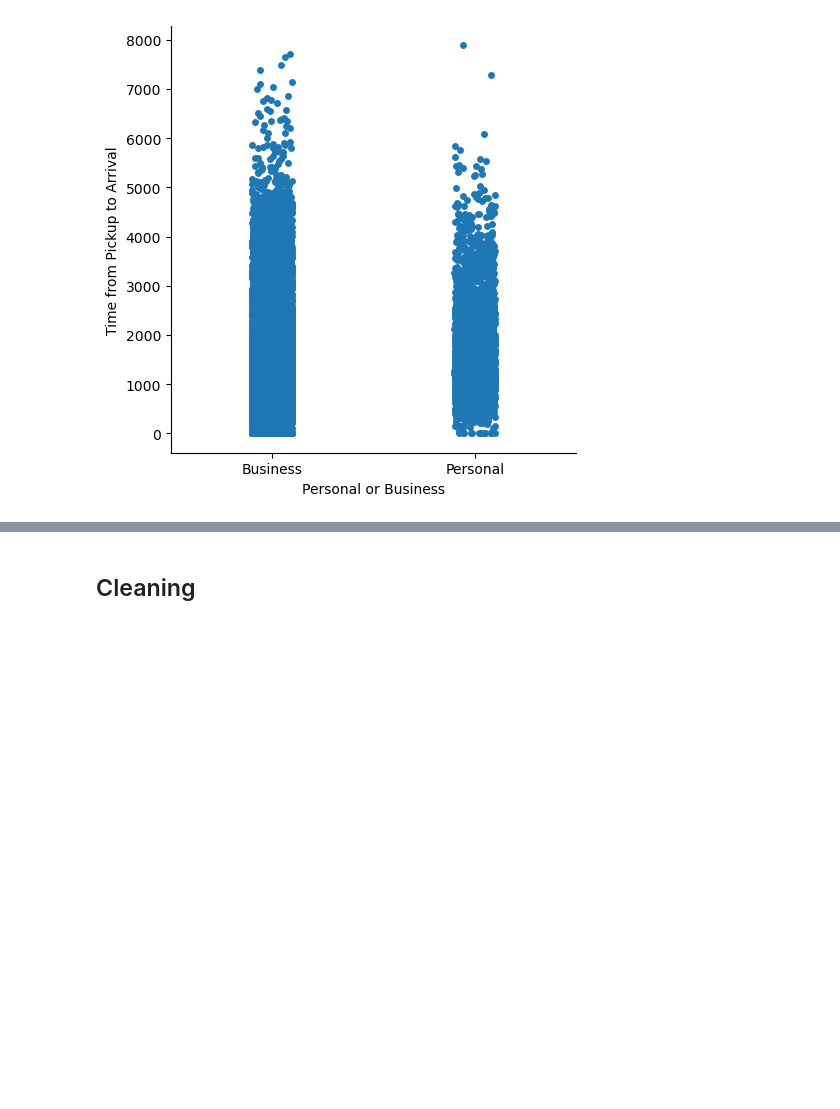
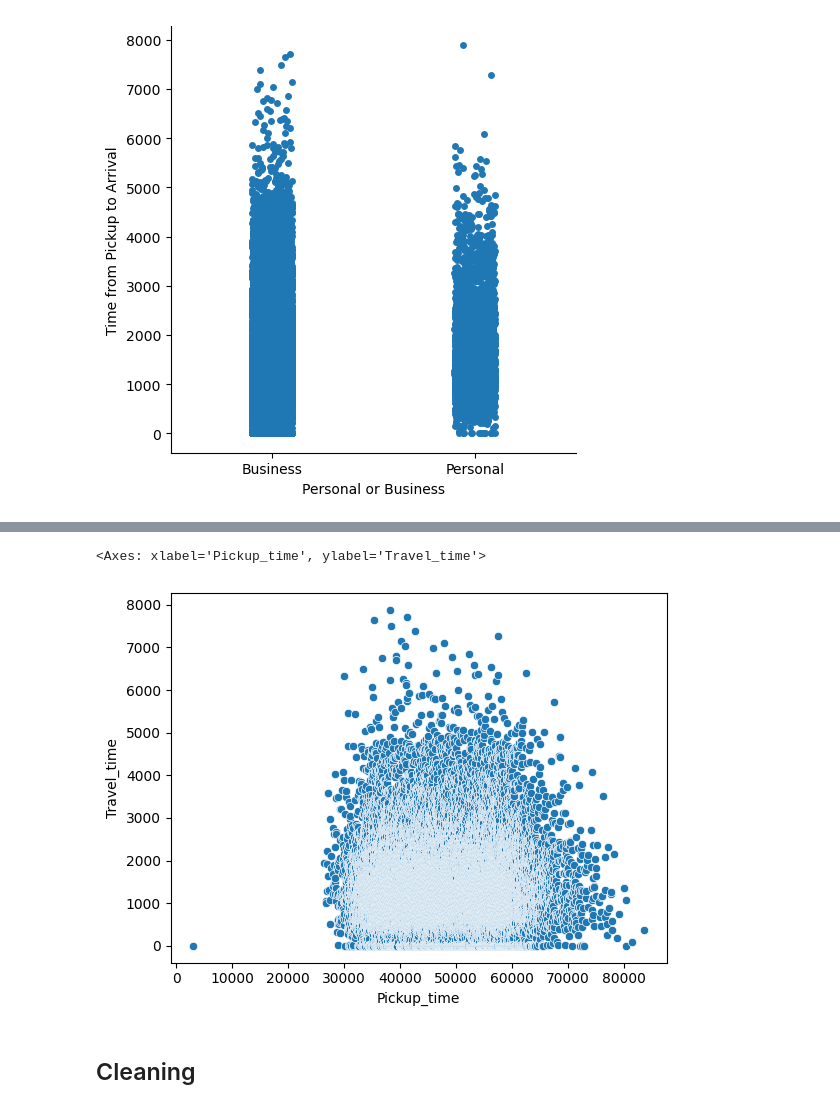
Before and after one commit to hughvd/sendy-logistics, a Jupyter notebook: preprocessing.ipynb, the cells around one changed output, grey strips where cells are left out. Saved outputs shown, nothing was run; the diff lists cells and outputs as text; code cells hidden in the pictures; blank space fills up the shorter version.

```diff
--- a/preprocessing.ipynb
+++ b/preprocessing.ipynb
@@ -103,3 +103,5 @@ sns.catplot(data=train, x="Personal or Business",y="Time from Pickup to Arrival"
 # %%
 ##Do some pairplots
 sns.relplot(data=mergedtrain, x="Average_Rating", y="Time from Pickup to Arrival")
+# %%
+clean = pd.read_pickle('clean_training')
@@ -123,3 +131,11 @@ sns.scatterplot(data = train.sort_values(by = 'Pickup - Time'), x = "Pickup - Ti
+# %%
+
+clean['Pickup_time'] = clean["Pickup_time"].apply(settime)
+
+sns.scatterplot(data = clean.sort_values(by = 'Pickup_time'), x = "Pickup_time", y = "Travel_time")
+# %% [output]
+<Axes: xlabel='Pickup_time', ylabel='Travel_time'>
+[figure, added]
 # %% [markdown]
 ## Cleaning
 # %%
```
Also changed, not shown: parts of 2 cells of this notebook.
